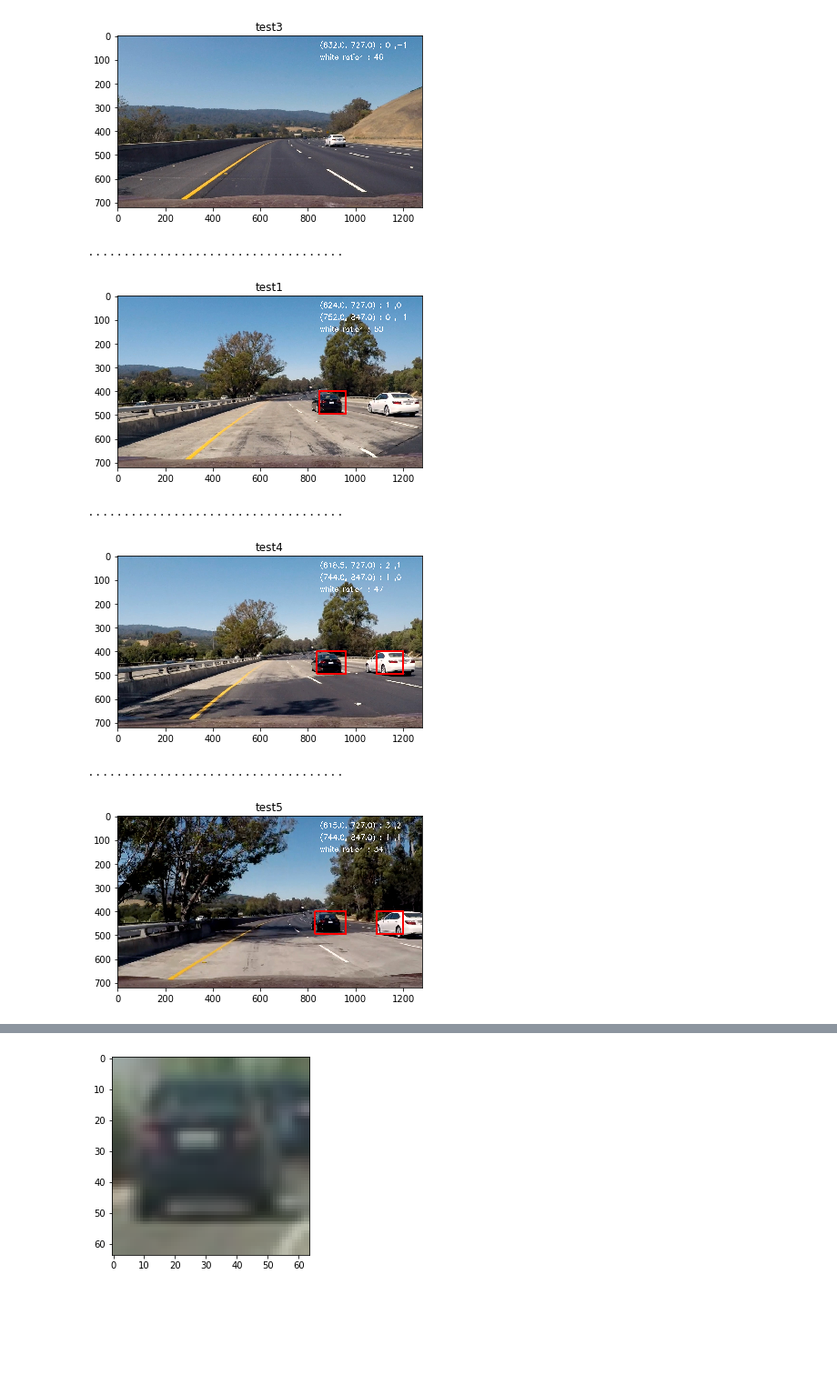
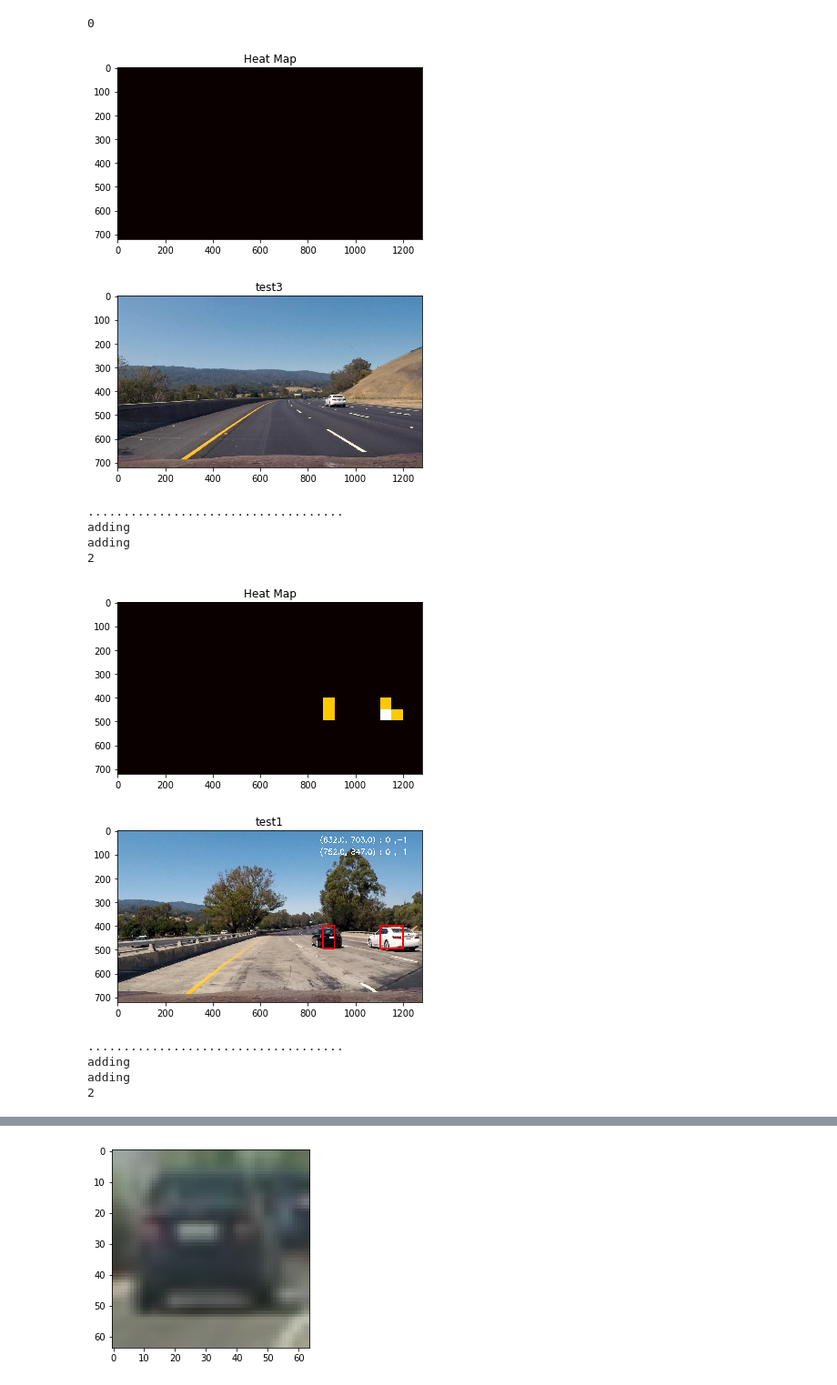
Before and after one commit to adreena/Vehicle_Detection, a Jupyter notebook: vehicle_detection.ipynb, the cells around one changed output, grey strips where cells are left out. Shown at 91% size. Cells and saved outputs as stored; diff of their text form; code cells hidden in the pictures; blank space fills up the shorter version.

```diff
--- a/vehicle_detection.ipynb
+++ b/vehicle_detection.ipynb
@@ -290,6 +287,22 @@ def image_display(image,title=''):
     plt.title(title)
     plt.imshow(image, cmap='Greys_r')
     plt.show()
+
+def convert_color(img, conv='RGB2YCrCb'):
+    if conv == 'RGB2YCrCb':
+        return cv2.cvtColor(img, cv2.COLOR_RGB2YCrCb)
+    if conv == 'BGR2YCrCb':
+        return cv2.cvtColor(img, cv2.COLOR_BGR2YCrCb)
+    if conv == 'LUV':
+        return cv2.cvtColor(img, cv2.COLOR_RGB2LUV)
+    if conv == 'HSV':
+        return cv2.cvtColor(img, cv2.COLOR_RGB2HSV)
+    if color_space == 'HLS':
+        return cv2.cvtColor(img, cv2.COLOR_RGB2HLS)
+    if color_space == 'YUV':
+        return cv2.cvtColor(img, cv2.COLOR_RGB2YUV)
+    if color_space == 'BGR':
+        return cv2.cvtColor(img, cv2.COLOR_RGB2BGR)
 # %%
 def find_cars(img, ystart, ystop, scale, svc, X_scaler, orient, pix_per_cell, cell_per_block, spatial_size, hist_bins,color_space):
     boxes= []
@@ -514,12 +531,12 @@ def draw_labeled_bboxes(img, labels, vehicles):
 # %%
 def pipeline(image):
     global vehicles
-    global old_white_ratio
+    global not_sequence
 
     draw_image = np.copy(image)
     heat = np.zeros_like(image[:,:,0]).astype(np.float)
 
-    im = np.copy(image_copy)
+    im = np.copy(draw_image)
     # Uncomment the following line if you extracted training
     # data from .png images (scaled 0 to 1 by mpimg) and the
     # image you are searching is a .jpg (scaled 0 to 255)
@@ -538,29 +555,24 @@ def pipeline(image):
 
     # Visualize the heatmap when displaying
     heatmap = np.clip(heat, 0, 255)
+#     image_display(heatmap)
 
     # Find final boxes from heatmap using label function
     labels = label(heatmap)
 
-    draw_img,centers, vehicles = draw_labeled_bboxes(np.copy(image), labels, vehicles)
+    draw_img,centers, vehicles = draw_labeled_bboxes(np.copy(image), labels, vehicles,not_sequence)
     i =0
     font = cv2.FONT_HERSHEY_SIMPLEX
     for vehicle in vehicles:
         cv2.putText(draw_img,'{} : {} ,{}'.format(vehicle.center,vehicle.count_appeared,vehicle.old_count_appeared),(850,50+i), font, 1,(255,255,255),2)
         i+=50
         vehicle.old_count_appeared=vehicle.count_appeared
-    cv2.putText(draw_img,'white ration : {}'.format(white_ratio),(850,50+i), font, 1,(255,255,255),2)
 
-#     print(centers)
-#     fig = plt.figure()
-#     plt.subplot(121)
-#     plt.imshow(draw_img)
-#     plt.title('Car Positions')
-#     plt.subplot(122)
-#     plt.imshow(heatmap, cmap='hot')
-#     plt.title('Heat Map')
-#     fig.tight_layout()
-#     plt.show()
+    if not_sequence is True:
+        fig = plt.figure()
+        plt.imshow(heatmap, cmap='hot')
+        plt.title('Heat Map')
+        plt.show()
     return draw_img
 #     plt.imshow(out_img2)
 #     plt.show()
@@ -581,30 +593,36 @@ def get_perspective_transformation(img, src_vertices, dst_vertices):
     return warped_image, M
 # %%
 vehicles = []
-old_white_ratio =0
+not_sequence = True
 o1= pipeline(mpimg.imread('test_images/test3.jpg'))
 image_display(o1,'test3')
 print('....................................')
 o1=pipeline(mpimg.imread('test_images/test1.jpg'))
 image_display(o1, 'test1')
 print('....................................')
 # o1=pipeline(mpimg.imread('test_images/test2.jpg'))
 # image_display(o1,'test2')
 o1=pipeline(mpimg.imread('test_images/test4.jpg'))
 image_display(o1,'test4')
 print('....................................')
 o1=pipeline(mpimg.imread('test_images/test5.jpg'))
 image_display(o1,'test5')
 print('....................................')
 o1=pipeline(mpimg.imread('test_images/test6.jpg'))
 image_display(o1,'test6')
 
 print('done')
 # %% [output]
+0
-[figure, old version]
+[figure, new version]
-....................................
-[figure, old version]
+[figure, new version]
 ....................................
+adding
+adding
+2
-[figure, old version]
+[figure, new version]
+[figure, new version]
 ....................................
+adding
+adding
+2
-[figure, old version]
```
Also changed, not shown: parts of 9 cells of this notebook, 23 other files.
